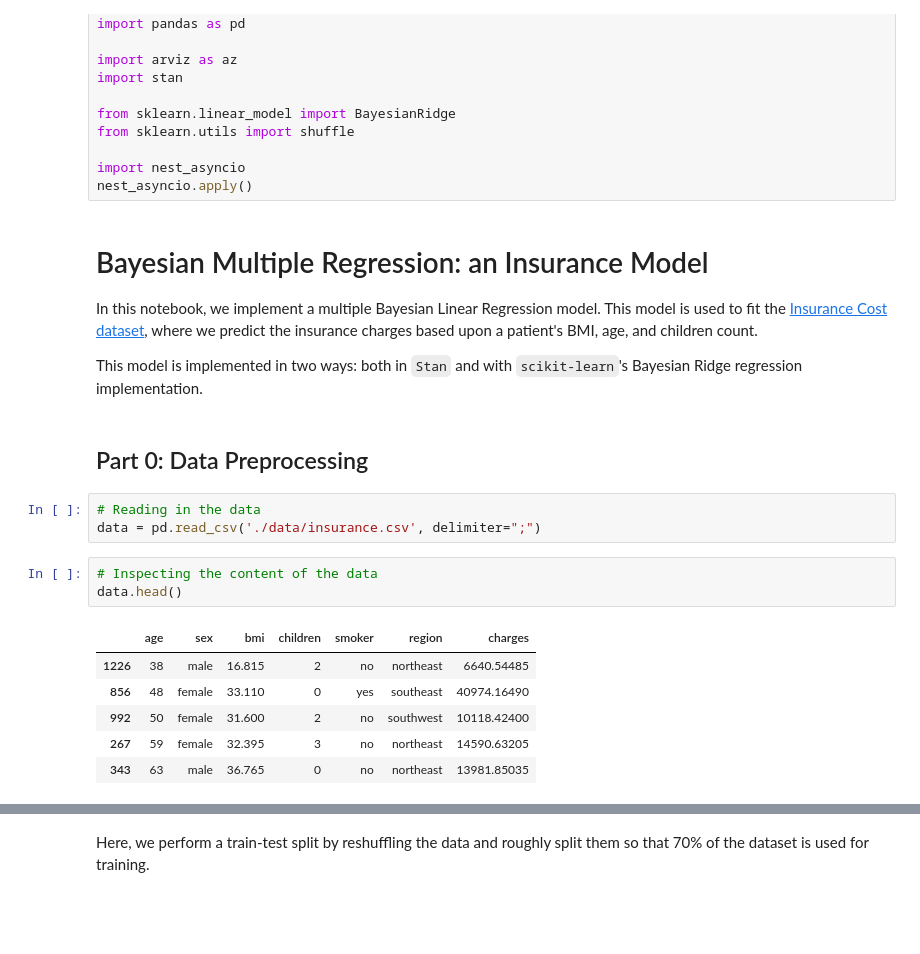
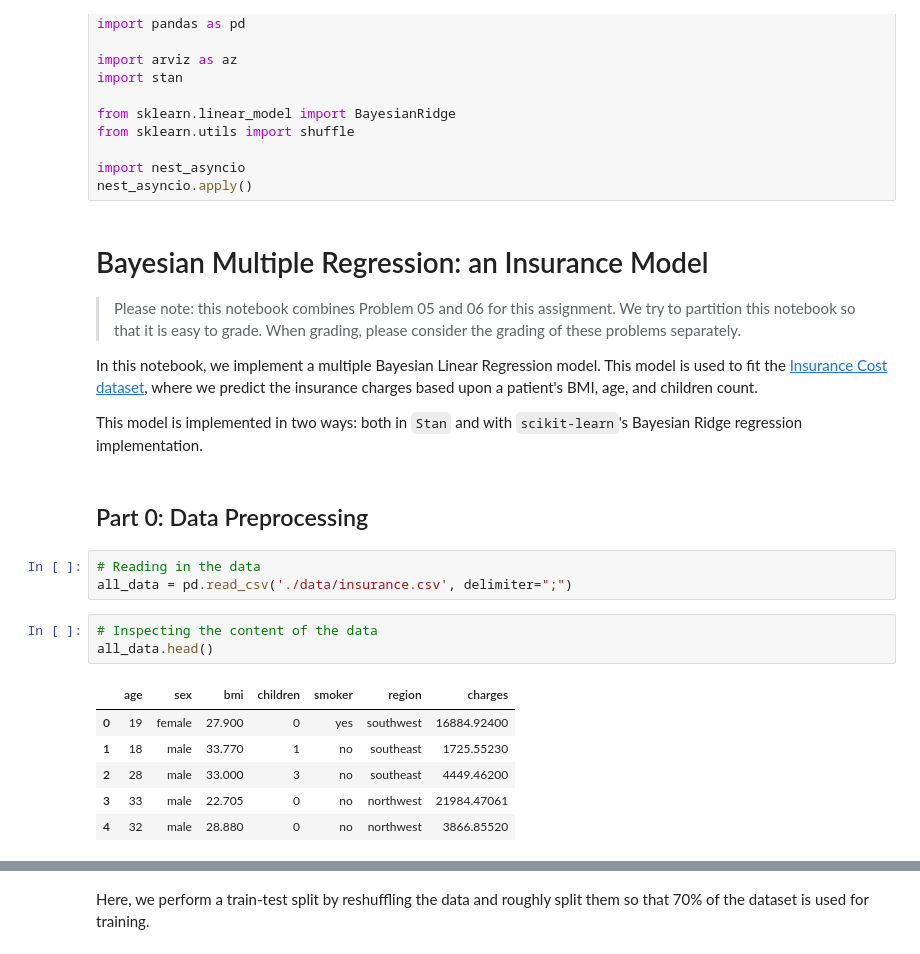
Before and after one commit to jerrymhuang/DreamDrone, a Jupyter notebook: CM03/Bayesian_Insurance.ipynb, the cells around one changed output, grey strips where cells are left out. Drawn from its saved outputs; the diff is of its cells as text; blank space fills up the shorter version.

Commit message:
Incremental update on Problem 05 and 06

```diff
--- a/CM03/Bayesian_Insurance.ipynb
+++ b/CM03/Bayesian_Insurance.ipynb
@@ -14,6 +14,8 @@ import nest_asyncio
 nest_asyncio.apply()
 # %% [markdown]
 # Bayesian Multiple Regression: an Insurance Model
+
+> Please note: this notebook combines Problem 05 and 06 for this assignment. We try to partition this notebook so that it is easy to grade. When grading, please consider the grading of these problems separately.
 
 In this notebook, we implement a multiple Bayesian Linear Regression model. This model is used to fit the [Insurance Cost dataset](https://github.com/stedy/Machine-Learning-with-R-datasets/blob/master/insurance.csv), where we predict the insurance charges based upon a patient's BMI, age, and children count.
 
@@ -22,16 +24,16 @@ This model is implemented in two ways: both in `Stan` and with `scikit-learn`'s
 ## Part 0: Data Preprocessing
 # %%
 # Reading in the data
-data = pd.read_csv('./data/insurance.csv', delimiter=";")
+all_data = pd.read_csv('./data/insurance.csv', delimiter=";")
 # %%
 # Inspecting the content of the data
-data.head()
+all_data.head()
 # %% [output]
 |  | age | sex | bmi | children | smoker | region | charges |
-| 1226 | 38 | male | 16.815 | 2 | no | northeast | 6640.54485 |
-| 856 | 48 | female | 33.110 | 0 | yes | southeast | 40974.16490 |
-| 992 | 50 | female | 31.600 | 2 | no | southwest | 10118.42400 |
-| 267 | 59 | female | 32.395 | 3 | no | northeast | 14590.63205 |
-| 343 | 63 | male | 36.765 | 0 | no | northeast | 13981.85035 |
+| 0 | 19 | female | 27.900 | 0 | yes | southwest | 16884.92400 |
+| 1 | 18 | male | 33.770 | 1 | no | southeast | 1725.55230 |
+| 2 | 28 | male | 33.000 | 3 | no | southeast | 4449.46200 |
+| 3 | 33 | male | 22.705 | 0 | no | northwest | 21984.47061 |
+| 4 | 32 | male | 28.880 | 0 | no | northwest | 3866.85520 |
 # %%
 # Inspecting how much data there is
```
Also changed, not shown: parts of 14 cells of this notebook.
